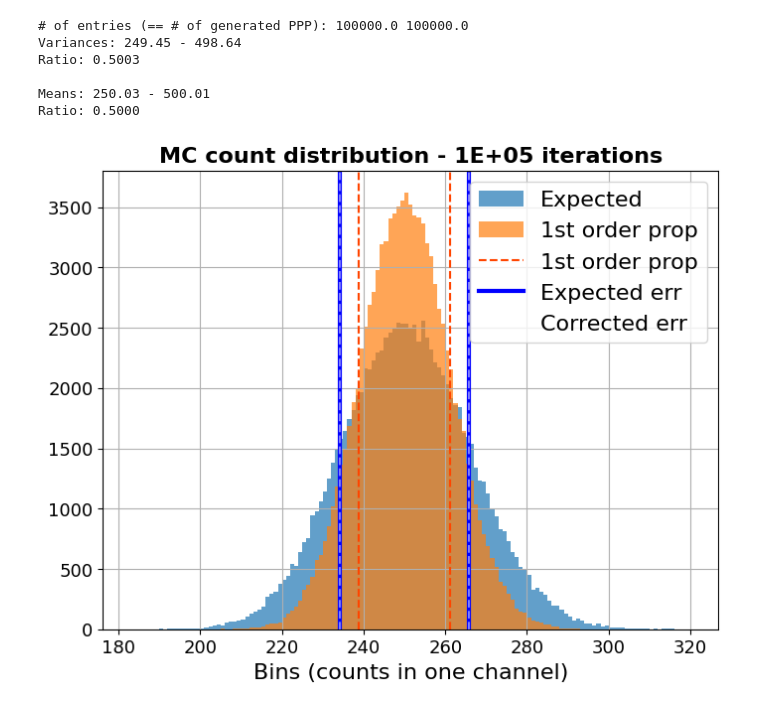
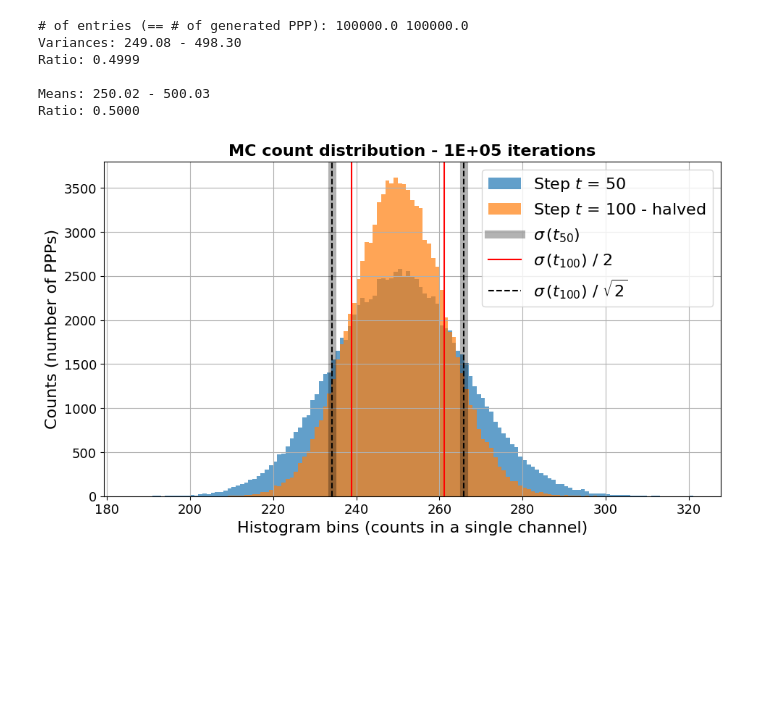
Before and after one commit to Grafton17/Lab_Courses, a Jupyter notebook: MC-estimator/MC_Bobby.ipynb, the cells around one changed output. Drawn from its saved outputs; the diff is of its cells as text; code cells hidden in the pictures; blank space fills up the shorter version.

```diff
--- a/MC-estimator/MC_Bobby.ipynb
+++ b/MC-estimator/MC_Bobby.ipynb
@@ -13,6 +13,7 @@ mpl.rcParams['axes.titleweight'] = 'bold'
 mpl.rcParams['legend.fontsize'] = 16
 mpl.rcParams['figure.figsize'] = (8, 6)
 mpl.rcParams['font.size'] = 12
+mpl.rcParams['savefig.bbox'] = 'tight'
 # mpl.rcParams.keys()
 # %%
 # Function definitions
@@ -61,46 +62,50 @@ for i in range(nr_PPP):
 # print(low_c, np.max(low_c))
 # print(high_c)
 # %%
+plt.figure(figsize=(11,6))
 # ---------- From 15 minutes to 30 minutes
 # n_h, bins_h = plot_histo(high_c, label = 'Effective')
 # n_l, bins_l = plot_histo(low_c*2, label = 'Half*2')
 
 # ---------- From 30 minutes to 15 minutes
-n_l, bins_l = plot_histo(low_c, label = 'Expected')
-n_h, bins_h = plot_histo(high_c/2, label = '1st order prop')
+n_l, bins_l = plot_histo(low_c, label = r'Step $t$ = 50')
+n_h, bins_h = plot_histo(high_c/2, label = 'Step $t$ = 100 - halved')
 
 # ---------- Variances and mean values
 print("# of entries (== # of generated PPP):", n_l.sum(), n_h.sum())
 
 v_l = np.std(low_c)**2
 v_h = np.std(high_c)**2
 print(f"Variances: {v_l:.2f} - {v_h:.2f}", f"\nRatio: {v_l/v_h:.4f}")
 
 m_l = np.mean(low_c)
 m_h = np.mean(high_c)
 print(f"\nMeans: {m_l:.2f} - {m_h:.2f}", f"\nRatio: {m_l/m_h:.4f}")
 
 # ---------- Aesthetics
 
-plt.axvline(m_h/2 - np.sqrt(v_h)/2, ls='--', c='orangered',label='1st order prop')
-plt.axvline(m_h/2 + np.sqrt(v_h)/2, ls='--', c='orangered')
-plt.axvline(m_l - np.sqrt(v_l), c='b', lw=3, label='Expected err')
-plt.axvline(m_l + np.sqrt(v_l), c='b', lw=3)
-plt.axvline(m_h/2 - np.sqrt(v_h/2), ls='--', c='white', alpha=0.5, label='Corrected err')
-plt.axvline(m_h/2 + np.sqrt(v_h/2), ls='--', c='white', alpha=0.5)
+plt.axvline(m_l - np.sqrt(v_l), c='k', lw=8, alpha=0.3, label=r'$\sigma\,(t_{50})$')
+plt.axvline(m_l + np.sqrt(v_l), c='k', lw=8, alpha=0.3)
+plt.axvline(m_h/2 - np.sqrt(v_h)/2, ls='-', c='red',label=r'$\sigma\,(t_{100})$ / 2')
+plt.axvline(m_h/2 + np.sqrt(v_h)/2, ls='-', c='red')
+plt.axvline(m_h/2 - np.sqrt(v_h/2), ls='--', c='k', label=r'$\sigma\,(t_{100})$ / $\sqrt{2}$')
+plt.axvline(m_h/2 + np.sqrt(v_h/2), ls='--', c='k')
 
 plt.legend()
 plt.grid()
 plt.title(f"MC count distribution - {nr_PPP:.0E} iterations")
-plt.xlabel("Bins (counts in one channel)")
+plt.xlabel("Histogram bins (counts in a single channel)")
+plt.ylabel("Counts (number of PPPs)")
 
 # plt.savefig("MC_da30min_a15min.png")
+# plt.savefig("MC_da30min_a15min.pdf")
 # plt.savefig("MC_da15min_a30min.png")
+# plt.savefig("MC_da15min_a30min.pdf")
 # %% [output]
 # of entries (== # of generated PPP): 100000.0 100000.0
-Variances: 249.45 - 498.64
-Ratio: 0.5003
+Variances: 249.08 - 498.30
+Ratio: 0.4999
 
-Means: 250.03 - 500.01
+Means: 250.02 - 500.03
 Ratio: 0.5000
-[figure, old version]
+[figure, new version]
```
Also changed, not shown: 2 other files.
